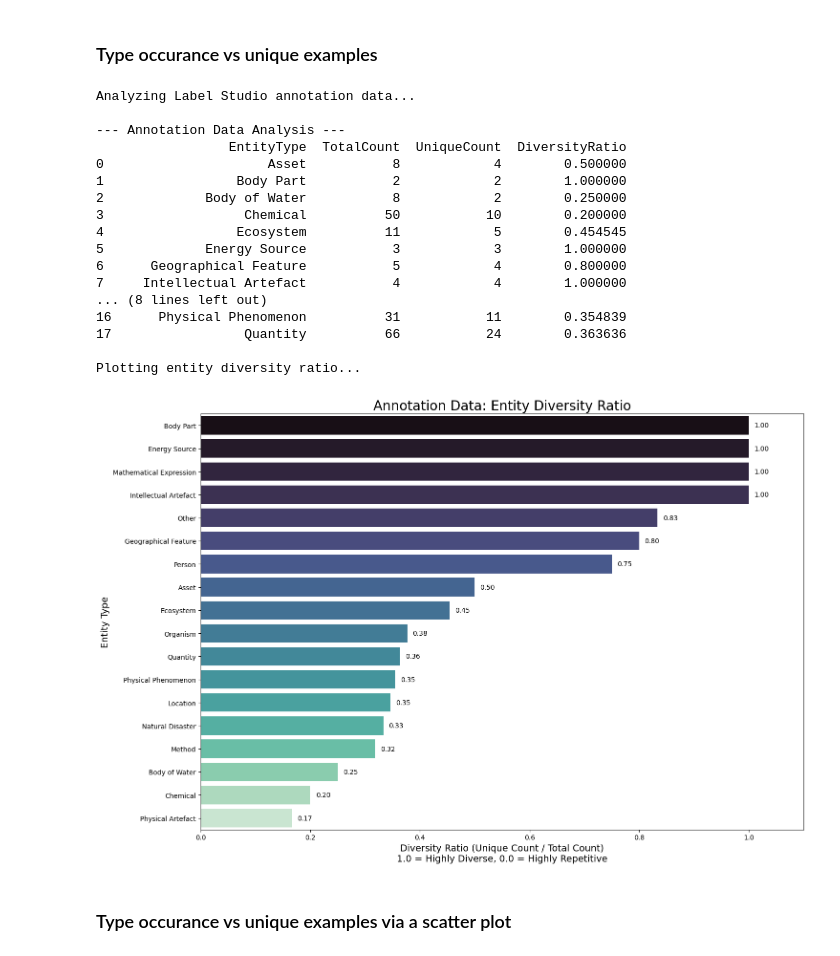
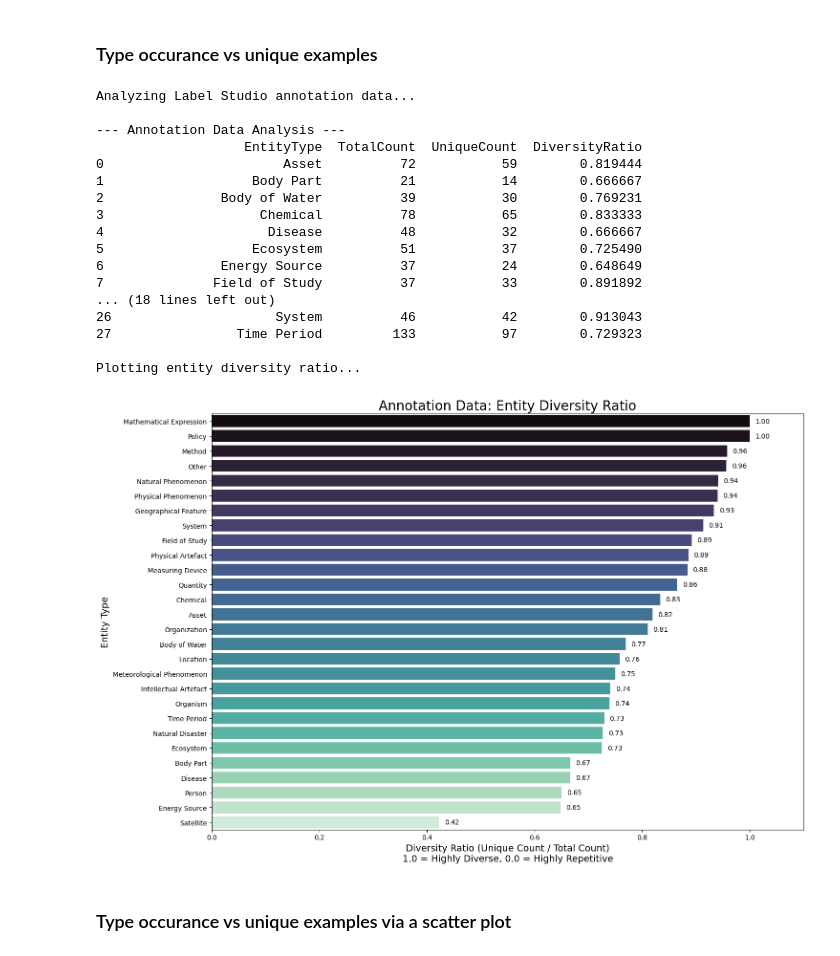
Before and after one commit to P0L3/CliReNER, a Jupyter notebook: ner_evaluation.ipynb, the cells around one changed output. Saved outputs shown, nothing was run; the diff lists cells and outputs as text; code cells hidden in the pictures.

```diff
--- a/ner_evaluation.ipynb
+++ b/ner_evaluation.ipynb
@@ -788,7 +788,8 @@ import warnings # To suppress some warnings
 # Suppress the specific FutureWarning
 warnings.filterwarnings("ignore", category=FutureWarning, module="seaborn")
 # %%
-anot_path_json = "DATA/LABEL_STUDIO/LS_BIODIVNER/project-34-at-2025-12-08-13-44-2171ef2d.json"
+anot_path_json = "/home/p0l3/RAD/DROP/CLIRENER/ANNOTATORS/CONSENSUS/12126.json"
+# "/home/p0l3/RAD/DROP/CLIRENER/ANNOTATORS/0/OG.json"
 # BioDivNER "DATA/LABEL_STUDIO/LS_BIODIVNER/project-34-at-2025-12-08-13-44-2171ef2d.json"
 # ClimateIE "DATA/LABEL_STUDIO/LS_CLIMATEIE/project-35-at-2025-12-05-07-53-b0139f8e.json"
 # Climate Change NER (IBM) "DATA/LABEL_STUDIO/LS_IBMCCNER/project-36-at-2025-12-08-13-43-e4ba28f1.json"
@@ -824,47 +825,47 @@ def plot_diversity_ratio(df: pd.DataFrame, figsize: tuple = (15, 10)):
     ax.set_xlim(0, 1.1)  # Give space for annotations
 
     # Annotate bars with the ratio value
     for p in ax.patches:
         width = p.get_width()
         plt.text(width + 0.01, p.get_y() + p.get_height() / 2.,
                  f'{width:.2f}',
                  va='center')
 
     plt.tight_layout()
     plt.show()
 
 # --- 3. Run the Analysis and Plotting ---
 
 print("Analyzing Label Studio annotation data...")
-annotation_df, _ = analyze_annotation_data(anot_path_json)
+annotation_df, _ = analyze_annotation_data(anot_path_json, -1) # -1 when looking at predictions
 
 # Print the resulting DataFrame to see all the numbers
 print("\n--- Annotation Data Analysis ---")
 # Use to_string() to ensure all rows are printed
 print(annotation_df.to_string())
 
 # Plot the diversity ratio
 print("\nPlotting entity diversity ratio...")
 plot_diversity_ratio(annotation_df)
 # %% [output]
 Analyzing Label Studio annotation data...
 
 --- Annotation Data Analysis ---
-                 EntityType  TotalCount  UniqueCount  DiversityRatio
-0                     Asset           8            4        0.500000
-1                 Body Part           2            2        1.000000
-2             Body of Water           8            2        0.250000
-3                  Chemical          50           10        0.200000
-4                 Ecosystem          11            5        0.454545
-5             Energy Source           3            3        1.000000
-6      Geographical Feature           5            4        0.800000
-7     Intellectual Artefact           4            4        1.000000
-... (8 lines left out)
-16      Physical Phenomenon          31           11        0.354839
-17                 Quantity          66           24        0.363636
+                   EntityType  TotalCount  UniqueCount  DiversityRatio
+0                       Asset          72           59        0.819444
+1                   Body Part          21           14        0.666667
+2               Body of Water          39           30        0.769231
+3                    Chemical          78           65        0.833333
+4                     Disease          48           32        0.666667
+5                   Ecosystem          51           37        0.725490
+6               Energy Source          37           24        0.648649
+7              Field of Study          37           33        0.891892
+... (18 lines left out)
+26                     System          46           42        0.913043
+27                Time Period         133           97        0.729323
 
 Plotting entity diversity ratio...
-[figure, old version]
+[figure, new version]
 # %% [markdown]
 ### Type occurance vs unique examples via a scatter plot
 # %%
```
Also changed, not shown: parts of 2 cells of this notebook, 5 other files.
